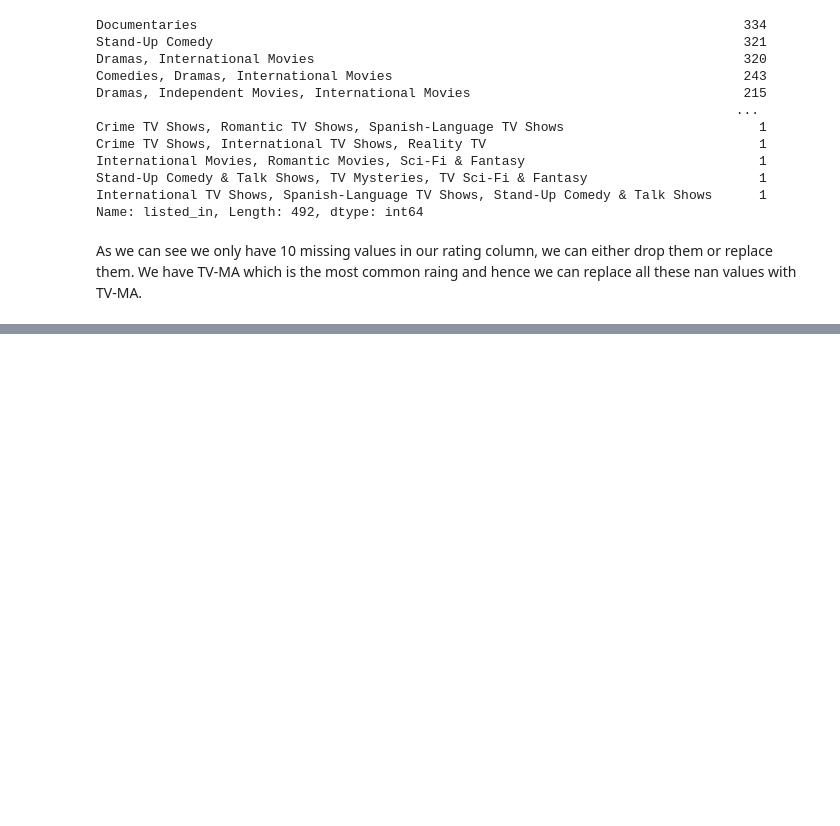
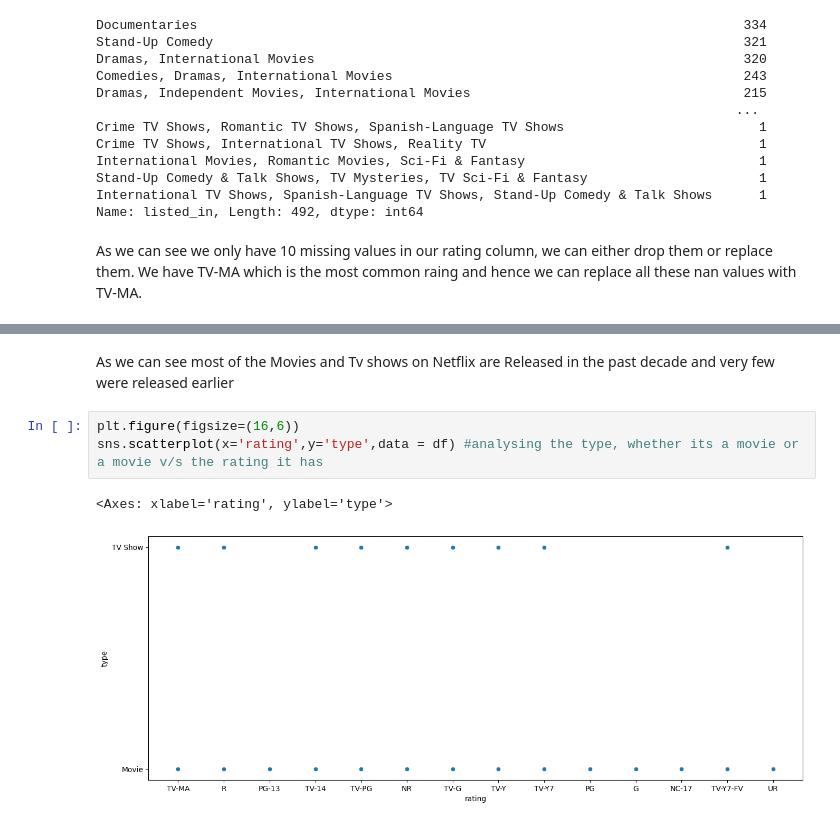
Before and after one commit to pritesh2292/Netflix-Movies-Tv-Shows-Clustering, a Jupyter notebook: Netflix_unsupervised_ML_capstone_project_.ipynb, the cells around one changed output, grey strips where cells are left out. Saved outputs shown, nothing was run; the diff lists cells and outputs as text; blank space fills up the shorter version.

```diff
--- a/Netflix_unsupervised_ML_capstone_project_.ipynb
+++ b/Netflix_unsupervised_ML_capstone_project_.ipynb
@@ -137,0 +177,8 @@ SyntaxError: ignored
+# %% [markdown]
+As we can see most of the Movies and Tv shows on Netflix are Released in the past decade and very few were released earlier
+# %%
+plt.figure(figsize=(16,6))
+sns.scatterplot(x='rating',y='type',data = df) #analysing the type, whether its a movie or a movie v/s the rating it has
+# %% [output]
+<Axes: xlabel='rating', ylabel='type'>
+[figure, added]
```
Also changed, not shown: parts of 9 cells of this notebook.
